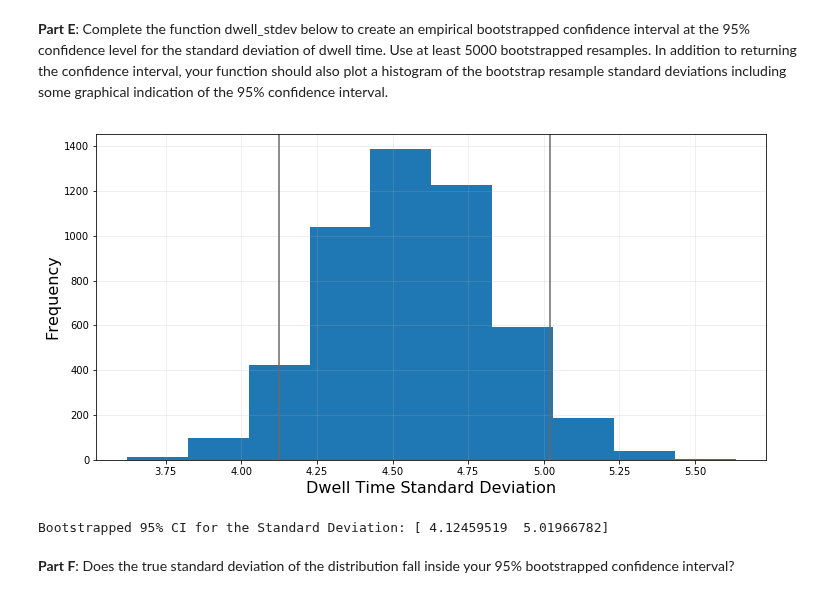
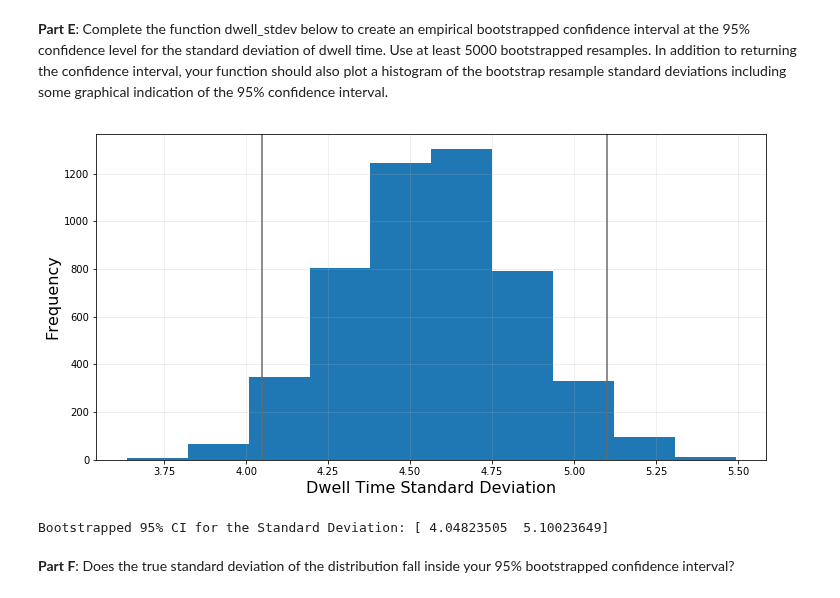
Before and after one commit to scuthbert/DataScience, a Jupyter notebook: hmwk/hmwk05/hmwk05.ipynb, the cells around one changed output. Drawn from its saved outputs; the diff is of its cells as text; code cells hidden in the pictures.

```diff
--- a/hmwk/hmwk05/hmwk05.ipynb
+++ b/hmwk/hmwk05/hmwk05.ipynb
@@ -134,0 +128,5 @@ print((ci/30) * 100)
+# %%
+za = norm.ppf(.975)
+print("Number of People Polled, Margin of Error %")
+for ii in range(47, 52):
+    print(ii, 100 * za * (np.sqrt( ((ii/2) / ii) * ((ii/2) / ii )) ) / (ii))
@@ -330,34 +337,34 @@ Bootstrapped CI: [ 8.10323008  8.78950354]
 # %%
 def dwell_stdev(df, num_boots=5000, isPlot=False):
 
     CI = np.array([0.0, 1.0])
 
     # resample the data num_boots time
     # compute the sample means of each resample
     resampled = np.zeros(num_boots)
     for ii in range(num_boots):
         resampled[ii] = np.std(np.random.choice(df, size=(len(df)), replace=True))
 
-    CI[0] = np.percentile(resampled, 5)
-    CI[1] = np.percentile(resampled, 95)
+    CI[0] = np.percentile(resampled, 2.5)
+    CI[1] = np.percentile(resampled, 97.5)
 
     if isPlot:
         # TODO plot histogram
         fig, ax = plt.subplots(nrows=1, ncols=1, figsize=(12,6))
         ax.grid(True, alpha=0.25)
         plt.ylabel('Frequency',fontsize=16)
         plt.xlabel('Dwell Time Standard Deviation', fontsize=16)
         plt.hist(resampled)
         plt.axvline(CI[0], color="dimgrey")
         plt.axvline(CI[1], color="dimgrey")
         plt.show()
 
     return CI
 
 print("Bootstrapped 95% CI for the Standard Deviation:", dwell_stdev(dwellDf["dwell time"], isPlot=True))
 # %% [output]
-[figure, old version]
+[figure, new version]
-Bootstrapped 95% CI for the Standard Deviation: [ 4.12459519  5.01966782]
+Bootstrapped 95% CI for the Standard Deviation: [ 4.04823505  5.10023649]
 # %% [markdown]
 **Part F**: Does the true standard deviation of the distribution fall inside your 95% bootstrapped confidence interval?
 # %% [markdown]
```
Also changed, not shown: parts of 15 cells of this notebook.
